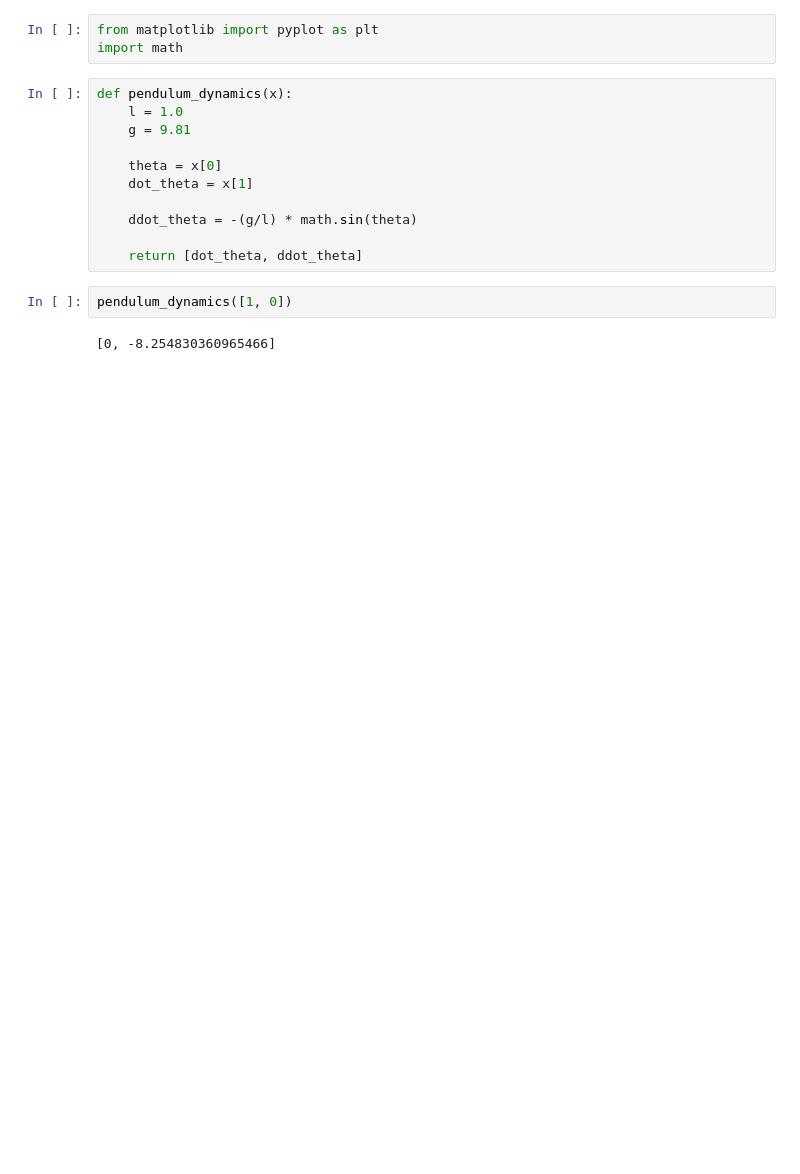
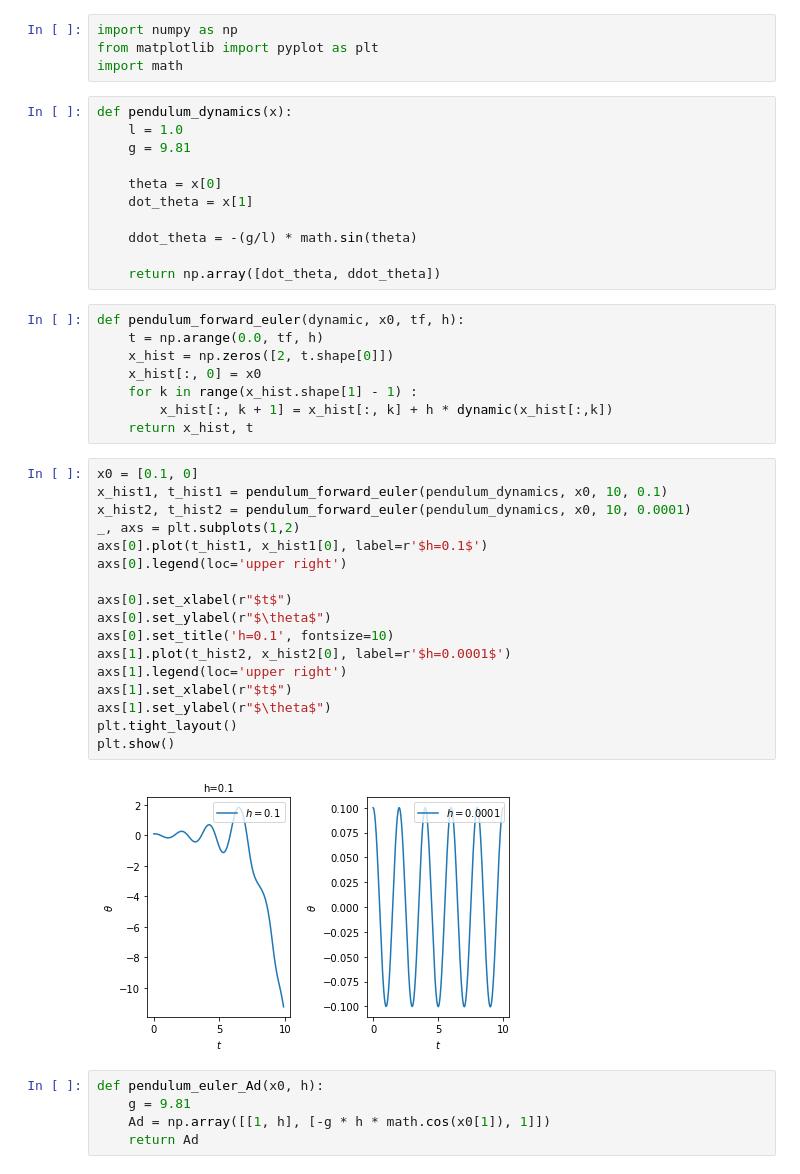
Before and after one commit to stoneman404/lecture-notebooks, a Jupyter notebook: Lecture 2/python_integrator.ipynb, the cells around one changed output. Drawn from its saved outputs; the diff is of its cells as text; blank space fills up the shorter version.

```diff
--- a/Lecture 2/python_integrator.ipynb
+++ b/Lecture 2/python_integrator.ipynb
@@ -1,4 +1,5 @@
 # %%
+import numpy as np
 from matplotlib import pyplot as plt
 import math
 # %%
@@ -11,8 +12,36 @@ def pendulum_dynamics(x):
 
     ddot_theta = -(g/l) * math.sin(theta)
 
-    return [dot_theta, ddot_theta]
+    return np.array([dot_theta, ddot_theta])
-# %%
-pendulum_dynamics([1, 0])
-# %% [output]
-[0, -8.254830360965466]
+# %%
+def pendulum_forward_euler(dynamic, x0, tf, h):
+    t = np.arange(0.0, tf, h)
+    x_hist = np.zeros([2, t.shape[0]])
+    x_hist[:, 0] = x0
+    for k in range(x_hist.shape[1] - 1) :
+        x_hist[:, k + 1] = x_hist[:, k] + h * dynamic(x_hist[:,k])
+    return x_hist, t
+# %%
+x0 = [0.1, 0]
+x_hist1, t_hist1 = pendulum_forward_euler(pendulum_dynamics, x0, 10, 0.1)
+x_hist2, t_hist2 = pendulum_forward_euler(pendulum_dynamics, x0, 10, 0.0001)
+_, axs = plt.subplots(1,2)
+axs[0].plot(t_hist1, x_hist1[0], label=r'$h=0.1$')
+axs[0].legend(loc='upper right')
+
+axs[0].set_xlabel(r"$t$")
+axs[0].set_ylabel(r"$\theta$")
+axs[0].set_title('h=0.1', fontsize=10)
+axs[1].plot(t_hist2, x_hist2[0], label=r'$h=0.0001$')
+axs[1].legend(loc='upper right')
+axs[1].set_xlabel(r"$t$")
+axs[1].set_ylabel(r"$\theta$")
+plt.tight_layout()
+plt.show()
+# %% [output]
+[figure, added]
+# %%
+def pendulum_euler_Ad(x0, h):
+    g = 9.81
+    Ad = np.array([[1, h], [-g * h * math.cos(x0[1]), 1]])
+    return Ad
```
Also changed, not shown: parts of 6 cells of this notebook, 17 other files.
